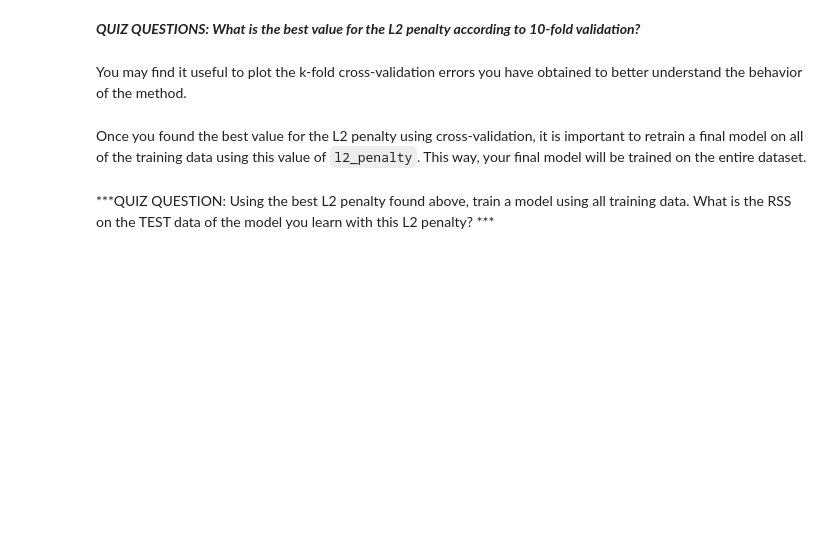
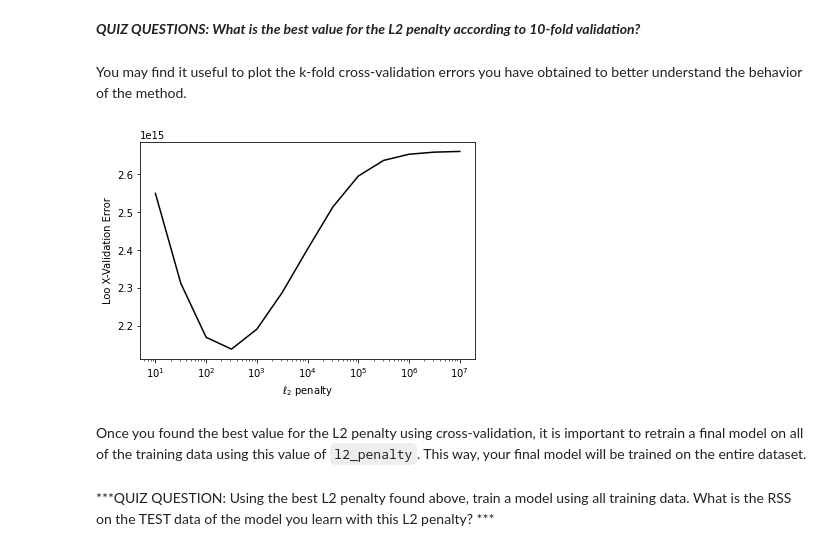
Before and after one commit to ezair/Ridege-Regression-Housing-Data, a Jupyter notebook: RidgeRegressionHousingData.ipynb, the cells around one changed output. Drawn from its saved outputs; the diff is of its cells as text; code cells hidden in the pictures; blank space fills up the shorter version.

```diff
--- a/RidgeRegressionHousingData.ipynb
+++ b/RidgeRegressionHousingData.ipynb
@@ -608,11 +586,14 @@ Once we have a function to compute the average validation error for a model, we
 Note: since the degree of the polynomial is now fixed to 15, to make things faster, you should generate polynomial features in advance and re-use them throughout the loop. Make sure to use `train_valid_shuffled` when generating polynomial features!
 # %%
 import numpy as np
+l2_penalty_list = np.logspace(1, 7, num=13)
+training_data = turicreate.SFrame({'X1': train_valid_shuffled['sqft_living'], 'price': train_valid_shuffled['price']})
 
-k_fold_cross_validation(k=10,
-                        l2_penalty_list=np.logspace(1, 7, num=13),
-                        data=train_valid_shuffled,
-                        output_name='price',
-                        features_list=['sqft_living'],
-                        deg=15)
+mse, best_l2_value = k_fold_cross_validation(k=10, l2_penalty_list=l2_penalty_list,
+                                             data=training_data, output_name='price', deg=15)
+
+print(mse)
+print(best_l2_value)
+
+print(f"Best mse: {min(mse)}")
 # %% [output]
@@ -624,5 +607,12 @@ You may find it useful to plot the k-fold cross-validation errors you have obtai
 # %%
 # Plot the l2_penalty values in the x axis and the cross-validation error in the y axis.
 # Using plt.xscale('log') will make your plot more intuitive.
+plt.plot(l2_penalty_list, mse, 'k-')
+plt.xlabel('$\ell_2$ penalty')
+plt.ylabel('Loo X-Validation Error')
+plt.xscale('log')
+plt.show()
+# %% [output]
+[figure, added]
 # %% [markdown]
 Once you found the best value for the L2 penalty using cross-validation, it is important to retrain a final model on all of the training data using this value of `l2_penalty`. This way, your final model will be trained on the entire dataset.
```
Also changed, not shown: parts of 4 cells of this notebook.
